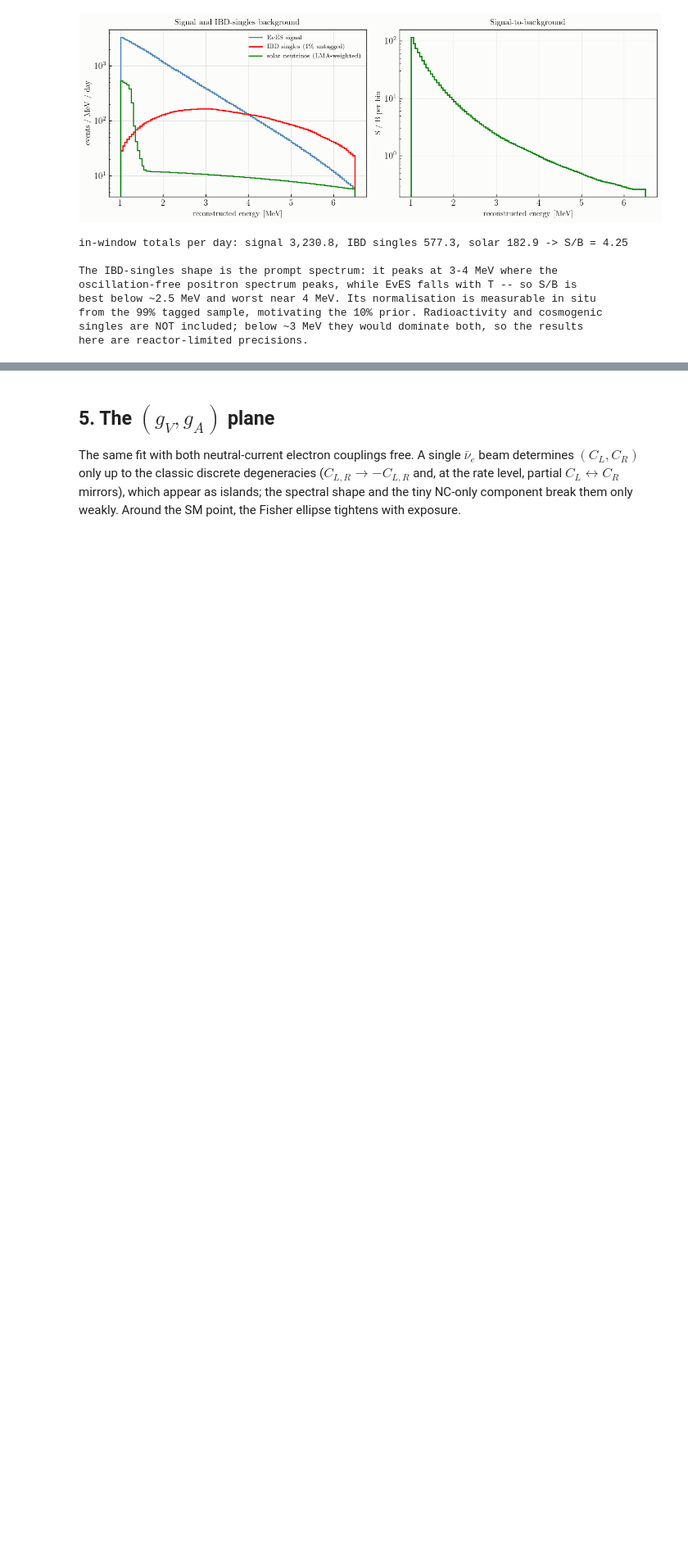
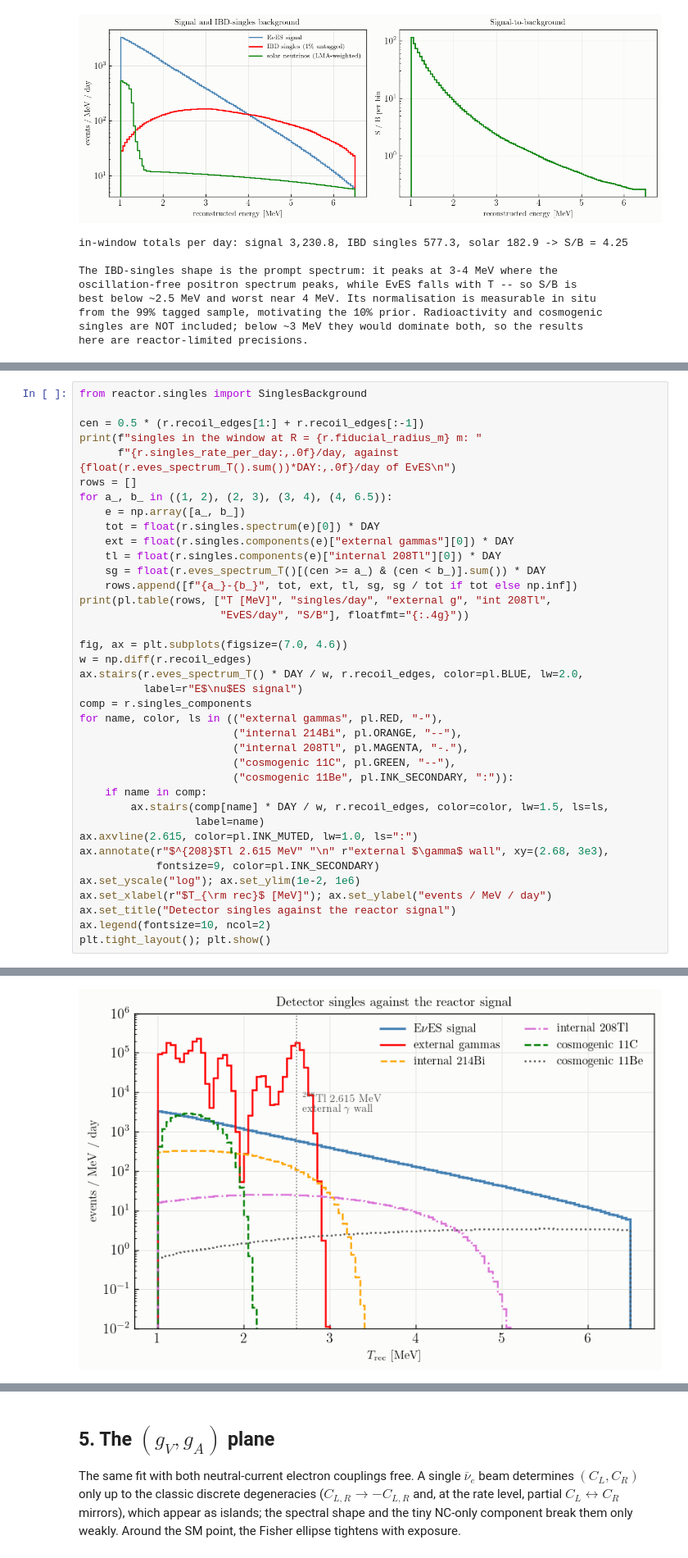
Before and after one commit to mhostert/JUNO, a Jupyter notebook: 5_near_sm_precision.ipynb, the cells around one changed output, grey strips where cells are left out. Shown at 82% size. Drawn from its saved outputs; the diff is of its cells as text; blank space fills up the shorter version.

```diff
--- a/5_near_sm_precision.ipynb
+++ b/5_near_sm_precision.ipynb
@@ -249,0 +278,39 @@ here are reactor-limited precisions.
+# %%
+from reactor.singles import SinglesBackground
+
+cen = 0.5 * (r.recoil_edges[1:] + r.recoil_edges[:-1])
+print(f"singles in the window at R = {r.fiducial_radius_m} m: "
+      f"{r.singles_rate_per_day:,.0f}/day, against {float(r.eves_spectrum_T().sum())*DAY:,.0f}/day of EvES\n")
+rows = []
+for a_, b_ in ((1, 2), (2, 3), (3, 4), (4, 6.5)):
+    e = np.array([a_, b_])
+    tot = float(r.singles.spectrum(e)[0]) * DAY
+    ext = float(r.singles.components(e)["external gammas"][0]) * DAY
+    tl = float(r.singles.components(e)["internal 208Tl"][0]) * DAY
+    sg = float(r.eves_spectrum_T()[(cen >= a_) & (cen < b_)].sum()) * DAY
+    rows.append([f"{a_}-{b_}", tot, ext, tl, sg, sg / tot if tot else np.inf])
+print(pl.table(rows, ["T [MeV]", "singles/day", "external g", "int 208Tl",
+                      "EvES/day", "S/B"], floatfmt="{:.4g}"))
+
+fig, ax = plt.subplots(figsize=(7.0, 4.6))
+w = np.diff(r.recoil_edges)
+ax.stairs(r.eves_spectrum_T() * DAY / w, r.recoil_edges, color=pl.BLUE, lw=2.0,
+          label=r"E$\nu$ES signal")
+comp = r.singles_components
+for name, color, ls in (("external gammas", pl.RED, "-"),
+                        ("internal 214Bi", pl.ORANGE, "--"),
+                        ("internal 208Tl", pl.MAGENTA, "-."),
+                        ("cosmogenic 11C", pl.GREEN, "--"),
+                        ("cosmogenic 11Be", pl.INK_SECONDARY, ":")):
+    if name in comp:
+        ax.stairs(comp[name] * DAY / w, r.recoil_edges, color=color, lw=1.5, ls=ls,
+                  label=name)
+ax.axvline(2.615, color=pl.INK_MUTED, lw=1.0, ls=":")
+ax.annotate(r"$^{208}$Tl 2.615 MeV" "\n" r"external $\gamma$ wall", xy=(2.68, 3e3),
+            fontsize=9, color=pl.INK_SECONDARY)
+ax.set_yscale("log"); ax.set_ylim(1e-2, 1e6)
+ax.set_xlabel(r"$T_{\rm rec}$ [MeV]"); ax.set_ylabel("events / MeV / day")
+ax.set_title("Detector singles against the reactor signal")
+ax.legend(fontsize=10, ncol=2)
+plt.tight_layout(); plt.show()
+# %% [output]
@@ -249,0 +325 @@ here are reactor-limited precisions.
+[figure, added]
```
Also changed, not shown: parts of 14 cells of this notebook, 49 other files.
